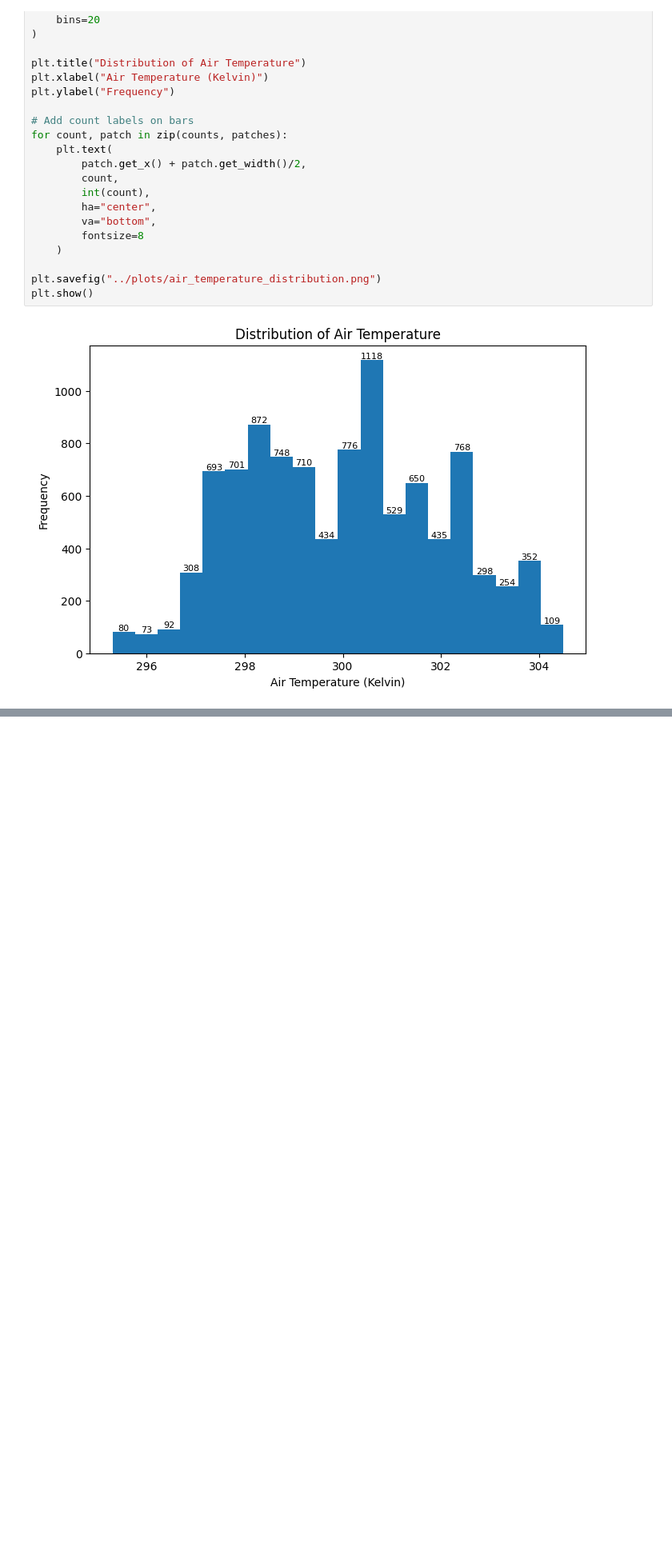
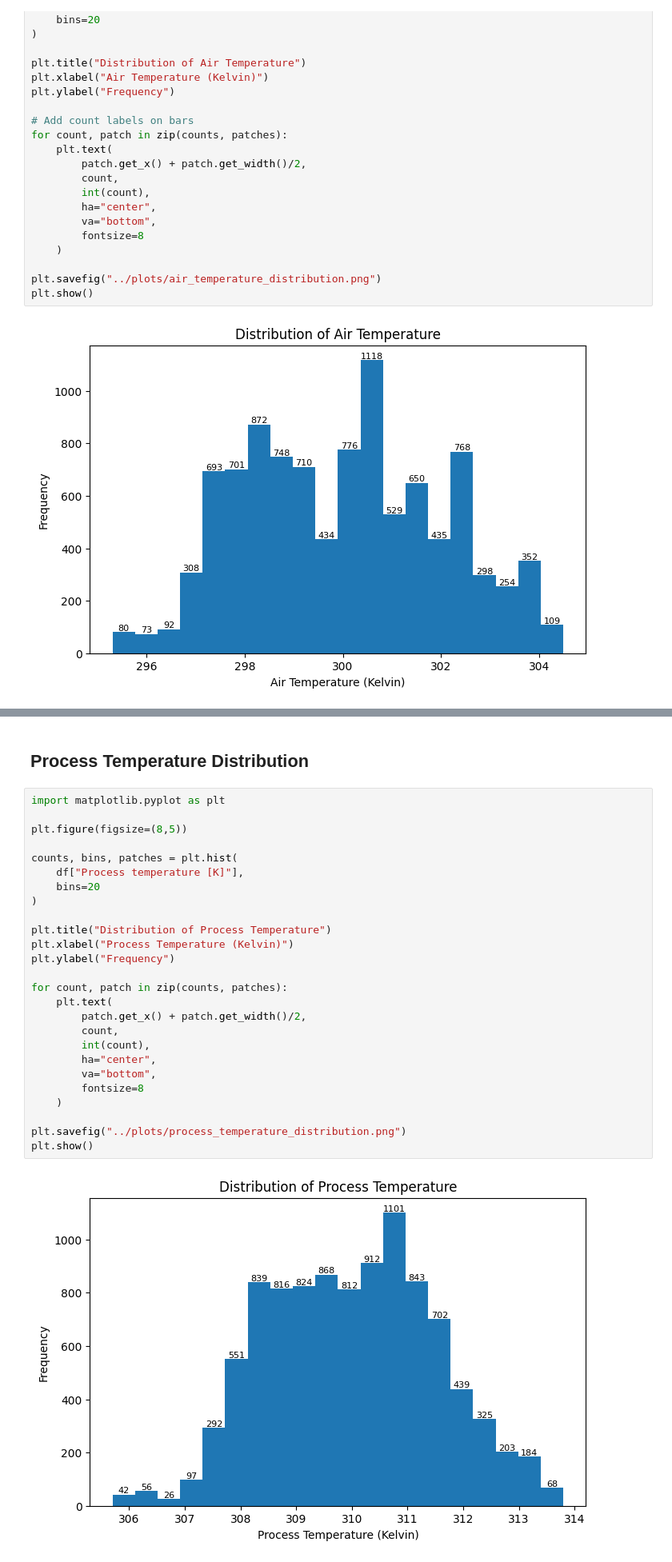
Before and after one commit to KVP6755/Project1_Predictive-Maintenance, a Jupyter notebook: eda/eda_analysis.ipynb, the cells around one changed output, grey strips where cells are left out. Shown at 80% size. Drawn from its saved outputs; the diff is of its cells as text; blank space fills up the shorter version.

Commit message:
Added sensor distribution plots and failure analysis

```diff
--- a/eda/eda_analysis.ipynb
+++ b/eda/eda_analysis.ipynb
@@ -120,0 +128,30 @@ plt.show()
+# %% [markdown]
+## Process Temperature Distribution
+# %%
+import matplotlib.pyplot as plt
+
+plt.figure(figsize=(8,5))
+
+counts, bins, patches = plt.hist(
+    df["Process temperature [K]"],
+    bins=20
+)
+
+plt.title("Distribution of Process Temperature")
+plt.xlabel("Process Temperature (Kelvin)")
+plt.ylabel("Frequency")
+
+for count, patch in zip(counts, patches):
+    plt.text(
+        patch.get_x() + patch.get_width()/2,
+        count,
+        int(count),
+        ha="center",
+        va="bottom",
+        fontsize=8
+    )
+
+plt.savefig("../plots/process_temperature_distribution.png")
+plt.show()
+# %% [output]
+[figure, added]
```
Also changed, not shown: parts of 13 cells of this notebook, 5 other files.
